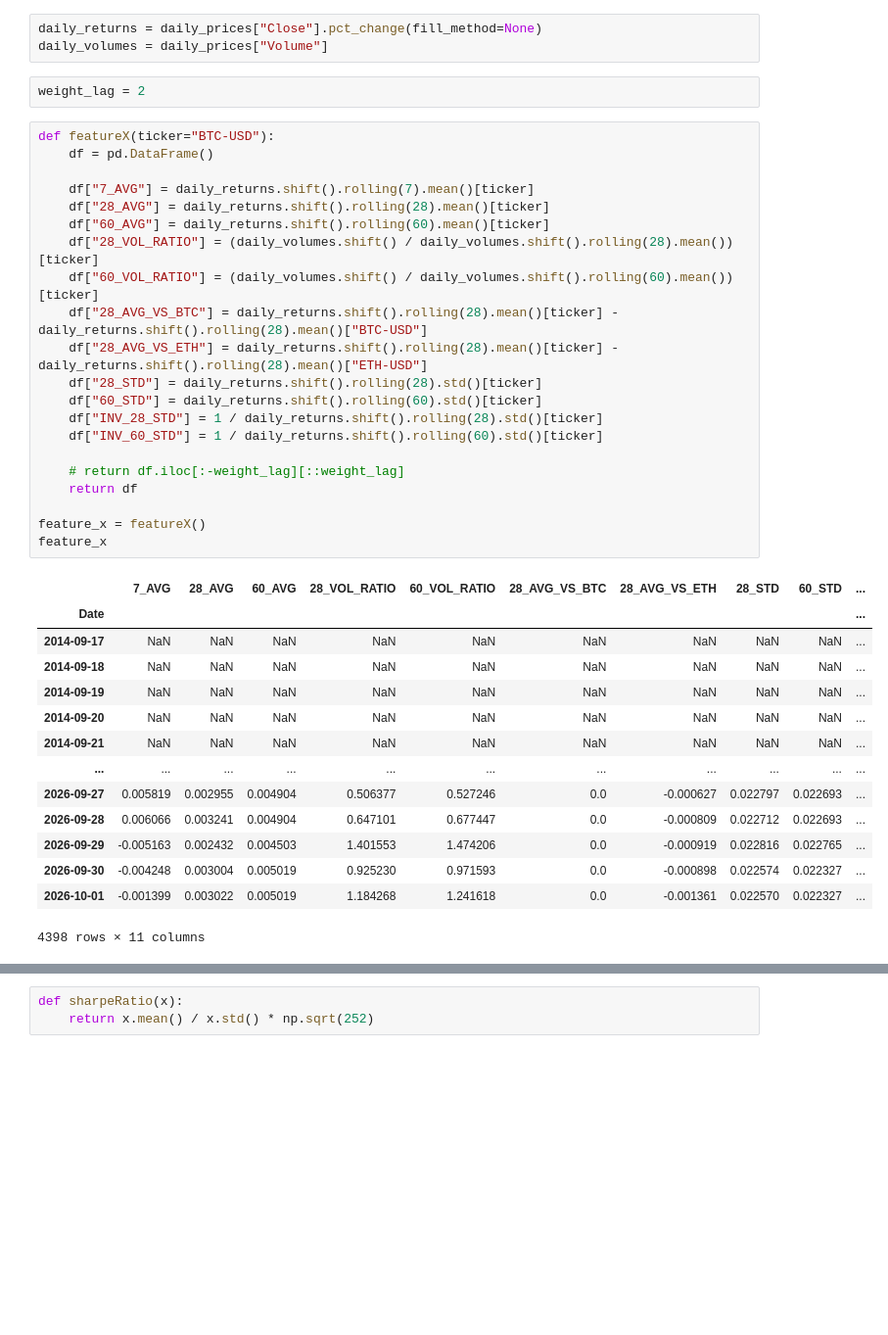
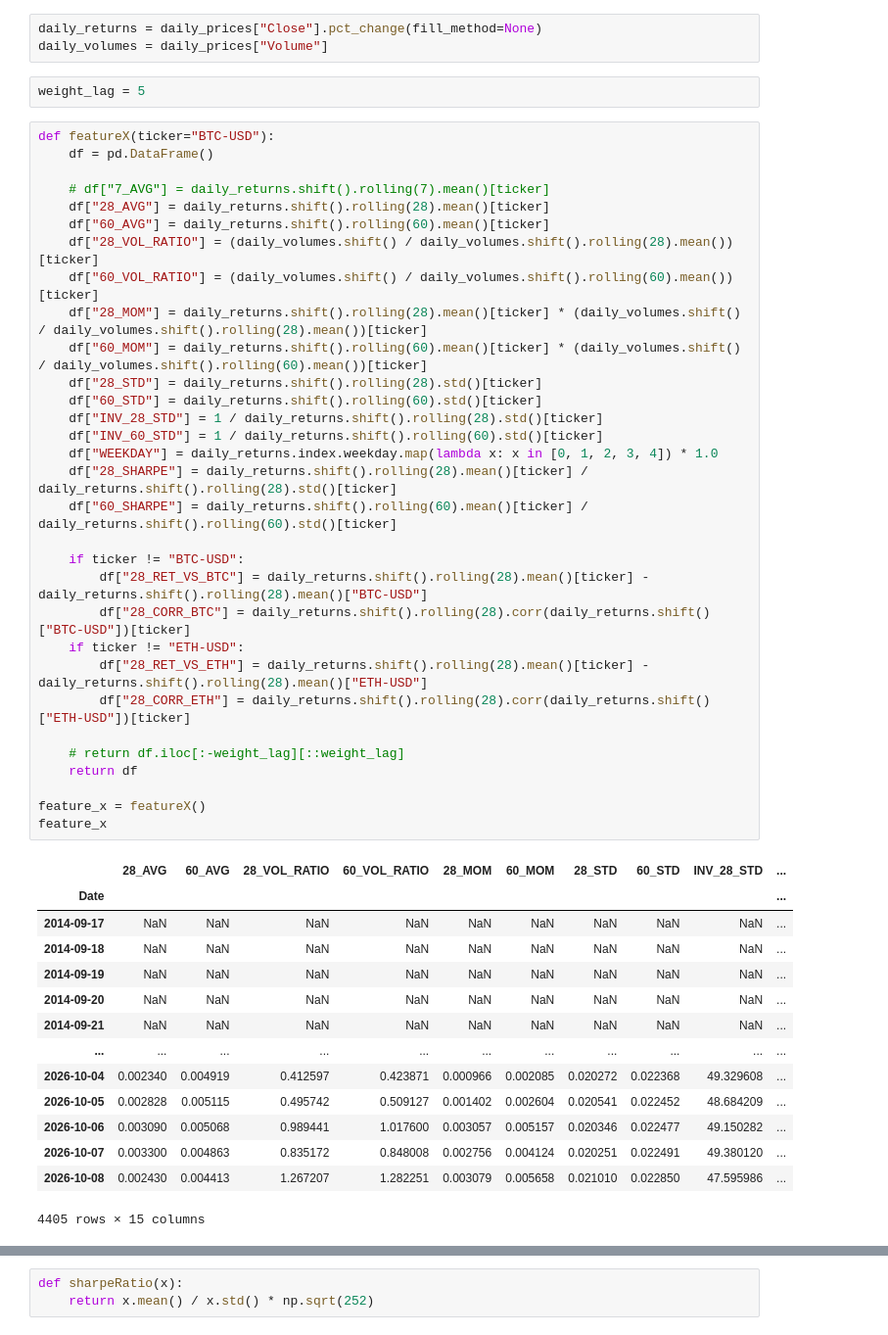
Before and after one commit to JibrilAbdi144/quant-research-project, a Jupyter notebook: notebooks/test21.ipynb, the cells around one changed output, grey strips where cells are left out. Shown at 98% size. Cells and saved outputs as stored; diff of their text form; blank space fills up the shorter version.

```diff
--- a/notebooks/test21.ipynb
+++ b/notebooks/test21.ipynb
@@ -25,30 +25,40 @@ daily_prices = yf.download(tickers=ticker_universe, period="max", interval="1d")
 daily_returns = daily_prices["Close"].pct_change(fill_method=None)
 daily_volumes = daily_prices["Volume"]
 # %%
-weight_lag = 2
+weight_lag = 5
 # %%
 def featureX(ticker="BTC-USD"):
     df = pd.DataFrame()
 
-    df["7_AVG"] = daily_returns.shift().rolling(7).mean()[ticker]
+    # df["7_AVG"] = daily_returns.shift().rolling(7).mean()[ticker]
     df["28_AVG"] = daily_returns.shift().rolling(28).mean()[ticker]
     df["60_AVG"] = daily_returns.shift().rolling(60).mean()[ticker]
     df["28_VOL_RATIO"] = (daily_volumes.shift() / daily_volumes.shift().rolling(28).mean())[ticker]
     df["60_VOL_RATIO"] = (daily_volumes.shift() / daily_volumes.shift().rolling(60).mean())[ticker]
-    df["28_AVG_VS_BTC"] = daily_returns.shift().rolling(28).mean()[ticker] - daily_returns.shift().rolling(28).mean()["BTC-USD"]
-    df["28_AVG_VS_ETH"] = daily_returns.shift().rolling(28).mean()[ticker] - daily_returns.shift().rolling(28).mean()["ETH-USD"]
+    df["28_MOM"] = daily_returns.shift().rolling(28).mean()[ticker] * (daily_volumes.shift() / daily_volumes.shift().rolling(28).mean())[ticker]
+    df["60_MOM"] = daily_returns.shift().rolling(60).mean()[ticker] * (daily_volumes.shift() / daily_volumes.shift().rolling(60).mean())[ticker]
     df["28_STD"] = daily_returns.shift().rolling(28).std()[ticker]
     df["60_STD"] = daily_returns.shift().rolling(60).std()[ticker]
     df["INV_28_STD"] = 1 / daily_returns.shift().rolling(28).std()[ticker]
     df["INV_60_STD"] = 1 / daily_returns.shift().rolling(60).std()[ticker]
+    df["WEEKDAY"] = daily_returns.index.weekday.map(lambda x: x in [0, 1, 2, 3, 4]) * 1.0
+    df["28_SHARPE"] = daily_returns.shift().rolling(28).mean()[ticker] / daily_returns.shift().rolling(28).std()[ticker]
+    df["60_SHARPE"] = daily_returns.shift().rolling(60).mean()[ticker] / daily_returns.shift().rolling(60).std()[ticker]
+
+    if ticker != "BTC-USD":
+        df["28_RET_VS_BTC"] = daily_returns.shift().rolling(28).mean()[ticker] - daily_returns.shift().rolling(28).mean()["BTC-USD"]
+        df["28_CORR_BTC"] = daily_returns.shift().rolling(28).corr(daily_returns.shift()["BTC-USD"])[ticker]
+    if ticker != "ETH-USD":
+        df["28_RET_VS_ETH"] = daily_returns.shift().rolling(28).mean()[ticker] - daily_returns.shift().rolling(28).mean()["ETH-USD"]
+        df["28_CORR_ETH"] = daily_returns.shift().rolling(28).corr(daily_returns.shift()["ETH-USD"])[ticker]
 
     # return df.iloc[:-weight_lag][::weight_lag]
     return df
 
 feature_x = featureX()
 feature_x
 # %% [output]
-|  | 7_AVG | 28_AVG | 60_AVG | 28_VOL_RATIO | 60_VOL_RATIO | 28_AVG_VS_BTC | 28_AVG_VS_ETH | 28_STD | 60_STD | ... |
+|  | 28_AVG | 60_AVG | 28_VOL_RATIO | 60_VOL_RATIO | 28_MOM | 60_MOM | 28_STD | 60_STD | INV_28_STD | ... |
 | Date |  |  |  |  |  |  |  |  |  | ... |
 | 2014-09-17 | NaN | NaN | NaN | NaN | NaN | NaN | NaN | NaN | NaN | ... |
 | 2014-09-18 | NaN | NaN | NaN | NaN | NaN | NaN | NaN | NaN | NaN | ... |
@@ -56,9 +66,9 @@ feature_x
 | 2014-09-20 | NaN | NaN | NaN | NaN | NaN | NaN | NaN | NaN | NaN | ... |
 | 2014-09-21 | NaN | NaN | NaN | NaN | NaN | NaN | NaN | NaN | NaN | ... |
 | ... | ... | ... | ... | ... | ... | ... | ... | ... | ... | ... |
-| 2026-09-27 | 0.005819 | 0.002955 | 0.004904 | 0.506377 | 0.527246 | 0.0 | -0.000627 | 0.022797 | 0.022693 | ... |
-| 2026-09-28 | 0.006066 | 0.003241 | 0.004904 | 0.647101 | 0.677447 | 0.0 | -0.000809 | 0.022712 | 0.022693 | ... |
-| 2026-09-29 | -0.005163 | 0.002432 | 0.004503 | 1.401553 | 1.474206 | 0.0 | -0.000919 | 0.022816 | 0.022765 | ... |
-| 2026-09-30 | -0.004248 | 0.003004 | 0.005019 | 0.925230 | 0.971593 | 0.0 | -0.000898 | 0.022574 | 0.022327 | ... |
-| 2026-10-01 | -0.001399 | 0.003022 | 0.005019 | 1.184268 | 1.241618 | 0.0 | -0.001361 | 0.022570 | 0.022327 | ... |
+| 2026-10-04 | 0.002340 | 0.004919 | 0.412597 | 0.423871 | 0.000966 | 0.002085 | 0.020272 | 0.022368 | 49.329608 | ... |
+| 2026-10-05 | 0.002828 | 0.005115 | 0.495742 | 0.509127 | 0.001402 | 0.002604 | 0.020541 | 0.022452 | 48.684209 | ... |
+| 2026-10-06 | 0.003090 | 0.005068 | 0.989441 | 1.017600 | 0.003057 | 0.005157 | 0.020346 | 0.022477 | 49.150282 | ... |
+| 2026-10-07 | 0.003300 | 0.004863 | 0.835172 | 0.848008 | 0.002756 | 0.004124 | 0.020251 | 0.022491 | 49.380120 | ... |
+| 2026-10-08 | 0.002430 | 0.004413 | 1.267207 | 1.282251 | 0.003079 | 0.005658 | 0.021010 | 0.022850 | 47.595986 | ... |
-4398 rows × 11 columns
+4405 rows × 15 columns
```
Also changed, not shown: parts of 11 cells of this notebook.
